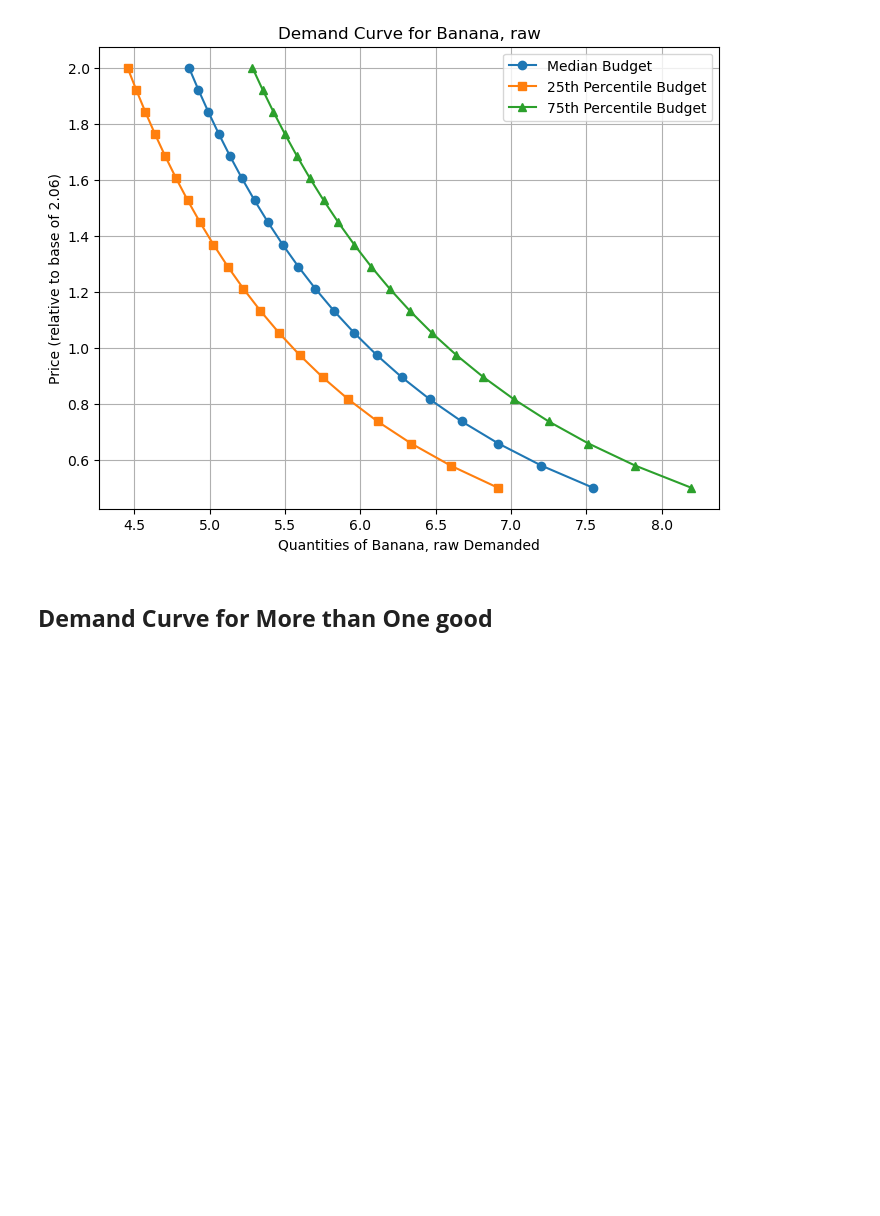
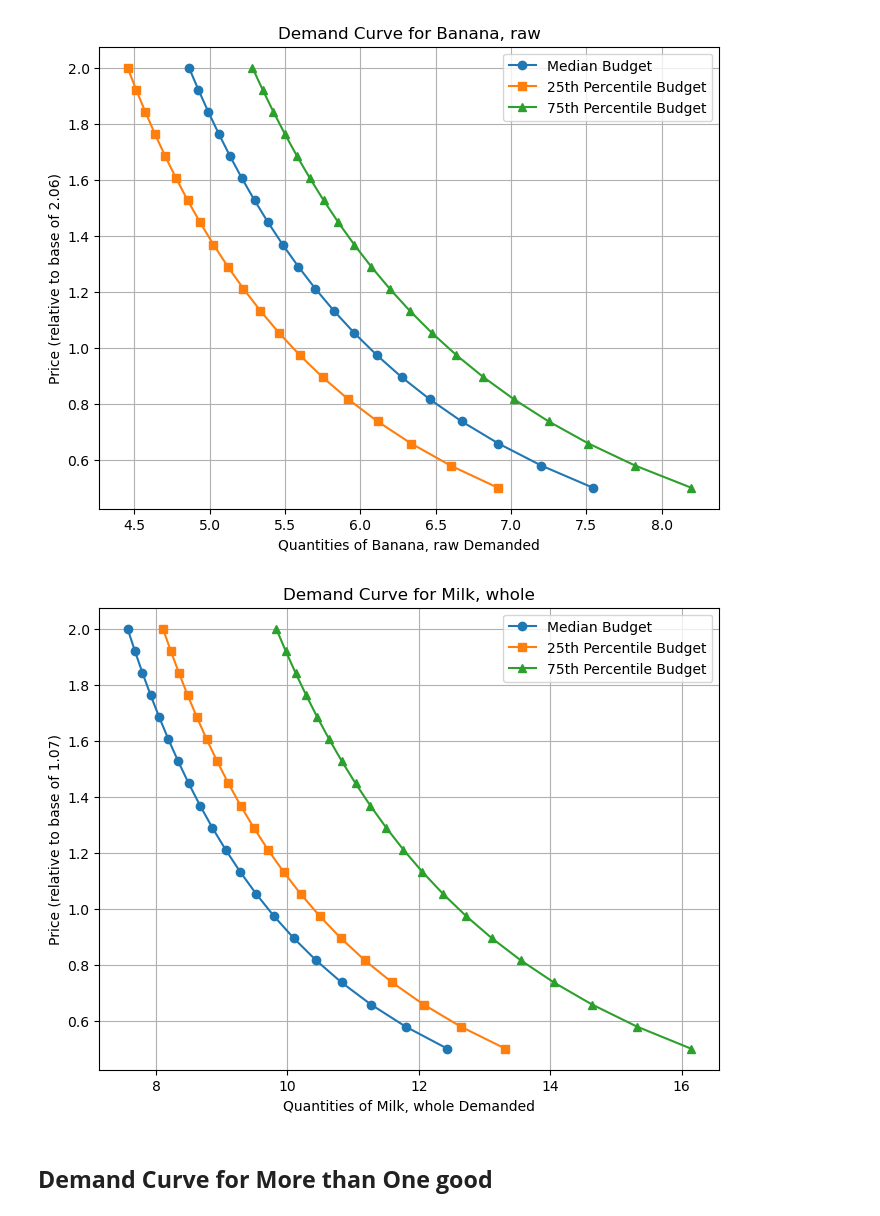
Before and after one commit to Reedhay/EEP153_Proj3, a Jupyter notebook: 2021_estimation_and_nutrition.ipynb, the cells around one changed output. Cells and saved outputs as stored; diff of their text form; code cells hidden in the pictures; blank space fills up the shorter version.

```diff
--- a/2021_estimation_and_nutrition.ipynb
+++ b/2021_estimation_and_nutrition.ipynb
@@ -415,7 +415,9 @@ plot_demand_curve('Banana, raw')
 # %% [output]
 [figure]
 # %%
-plot_demand_curve('Milk, raw')
+plot_demand_curve('Milk, whole')
+# %% [output]
+[figure, added]
 # %% [markdown]
 ## **Demand Curve for More than One good**
 # %%
```
Also changed, not shown: parts of 1 cell of this notebook.
